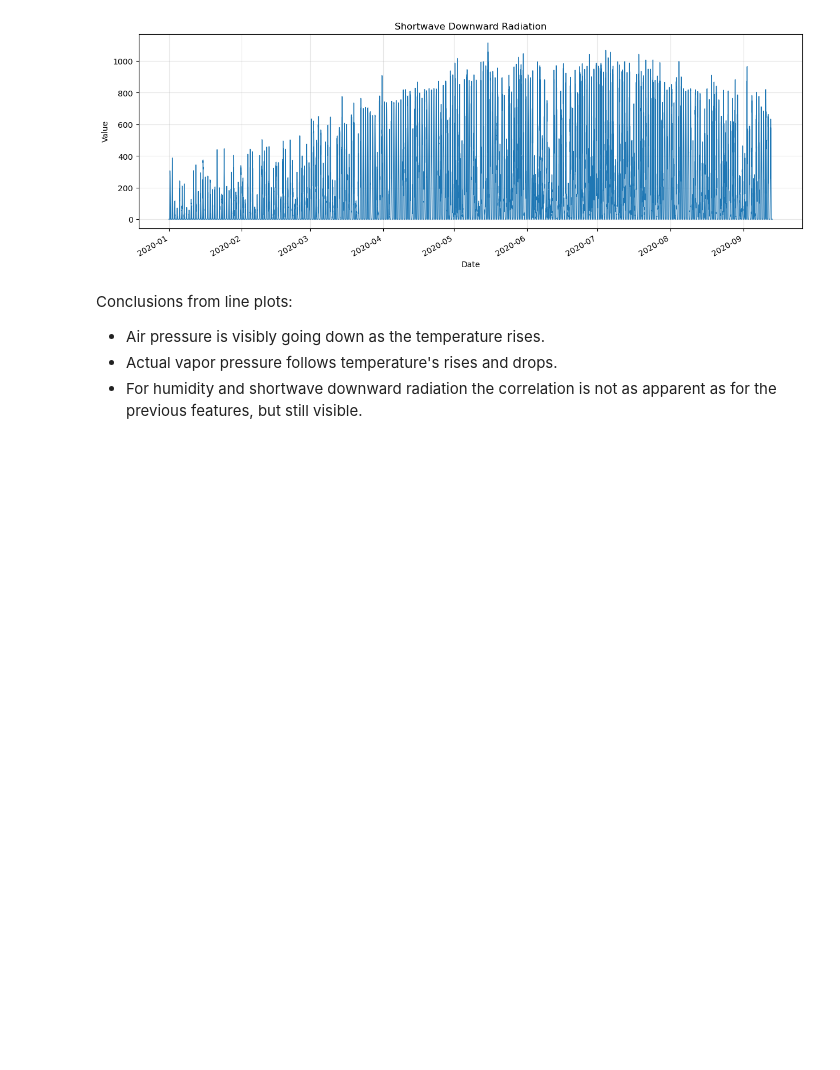
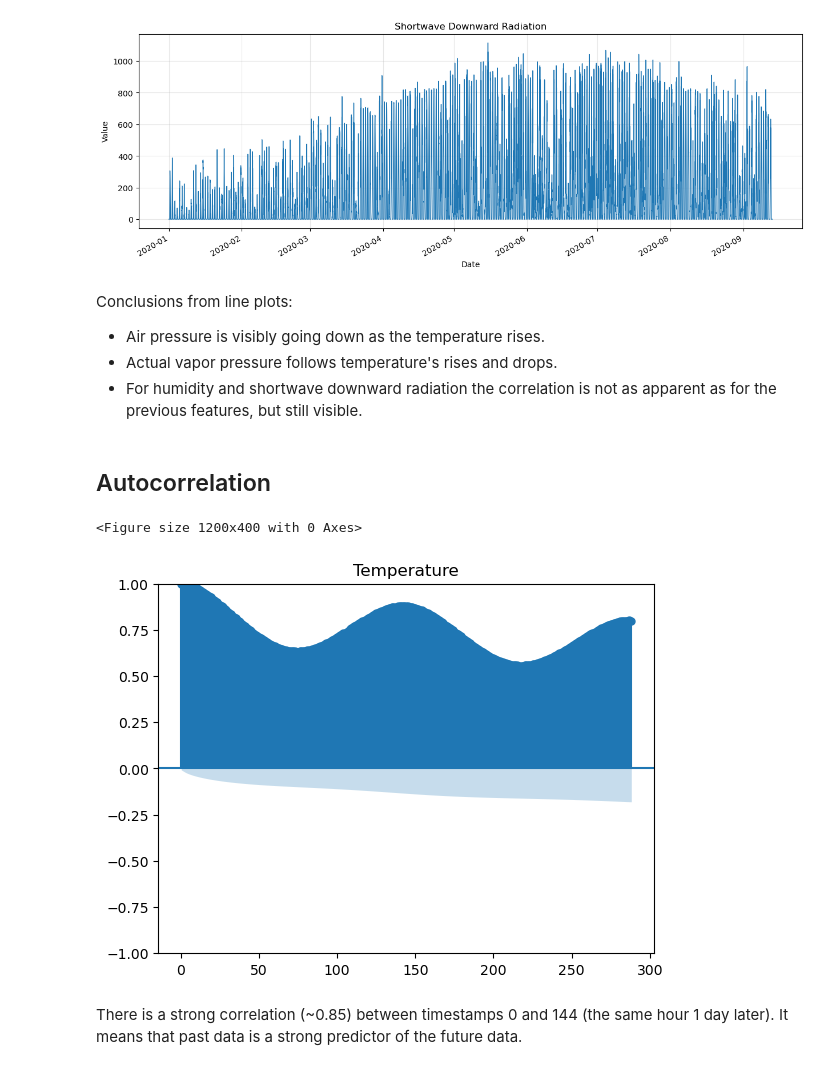
Before and after one commit to MrWlobo/Weather-Forecasting, a Jupyter notebook: main.ipynb, the cells around one changed output. Saved outputs shown, nothing was run; the diff lists cells and outputs as text; code cells hidden in the pictures; blank space fills up the shorter version.

Commit message:
Autocorrelation

```diff
--- a/main.ipynb
+++ b/main.ipynb
@@ -219,3 +219,18 @@ Conclusions from line plots:
 - Air pressure is visibly going down as the temperature rises.
 - Actual vapor pressure follows temperature's rises and drops.
 - For humidity and shortwave downward radiation the correlation is not as apparent as for the previous features, but still visible.
+# %% [markdown]
+## Autocorrelation
+# %%
+def plot_autocorrelation(df, column, title):
+    plt.figure(figsize=(12, 4))
+    plot_acf(df[column], lags=288)
+    plt.title(title)
+    plt.show()
+# %%
+plot_autocorrelation(eda_df, "T", "Temperature")
+# %% [output]
+<Figure size 1200x400 with 0 Axes>
+[figure, added]
+# %% [markdown]
+There is a strong correlation (~0.85) between timestamps 0 and 144 (the same hour 1 day later). It means that past data is a strong predictor of the future data.
```
Also changed, not shown: parts of 1 cell of this notebook.
